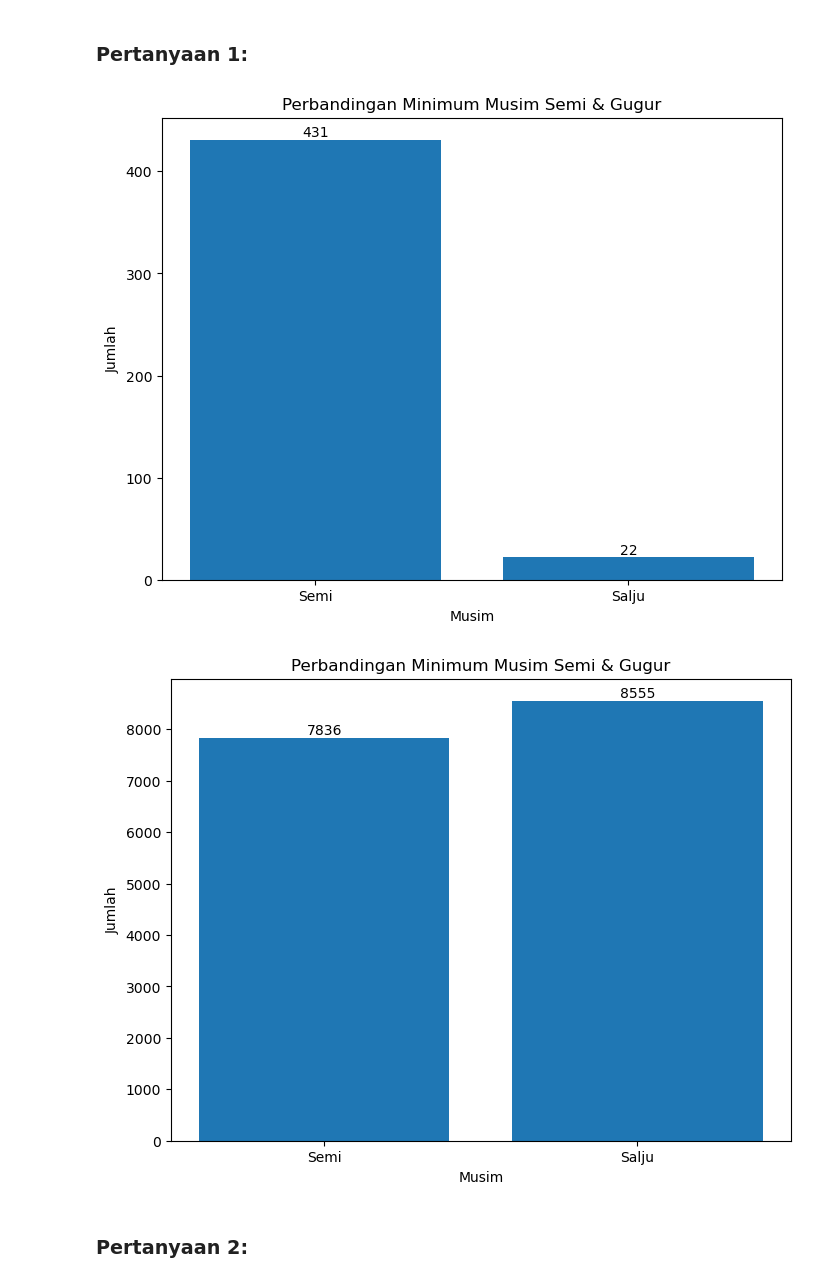
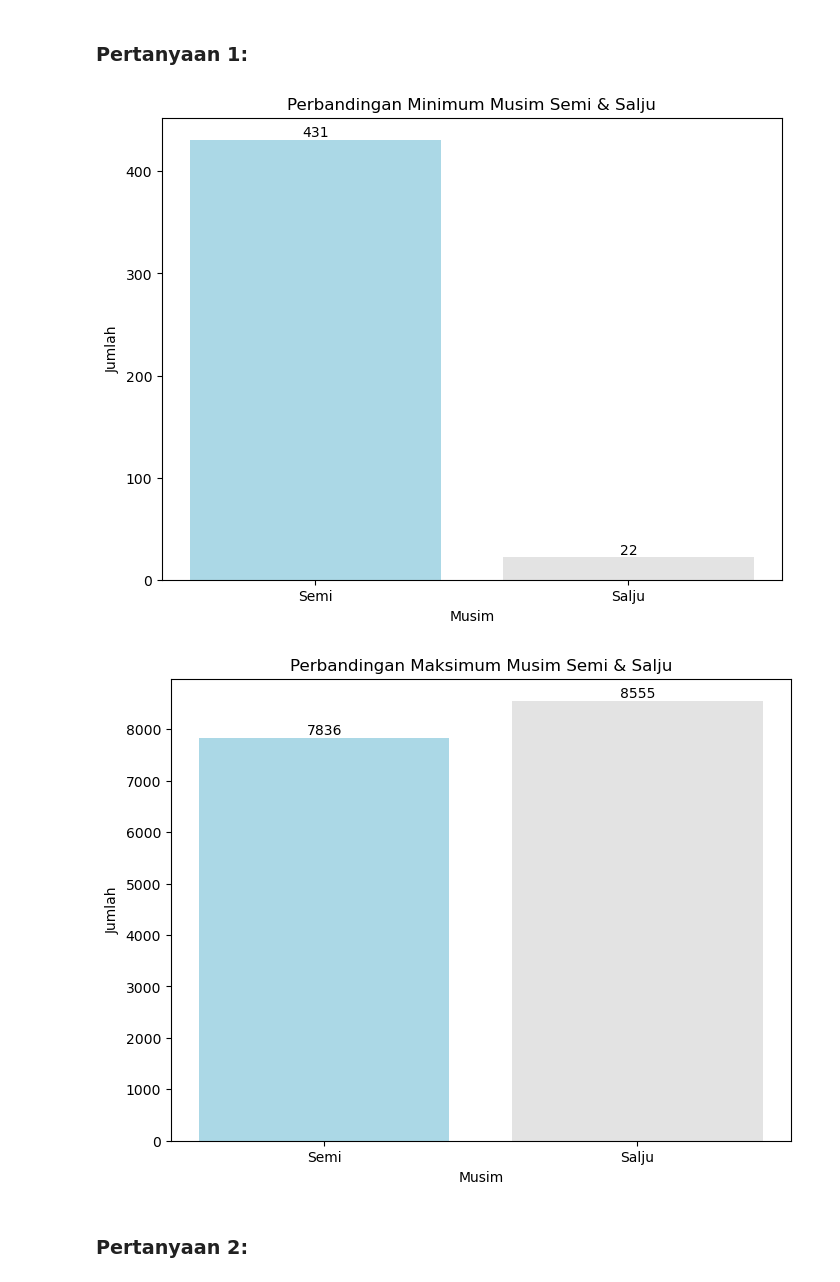
Before and after one commit to xAnonym101/bangkit_streamlit_dashboard, a Jupyter notebook: notebook.ipynb, the cells around one changed output. Cells and saved outputs as stored; diff of their text form; code cells hidden in the pictures.

```diff
--- a/notebook.ipynb
+++ b/notebook.ipynb
@@ -22,7 +22,7 @@ import matplotlib.pyplot as plt
 ### Gathering Data
 # %%
 #ambil data dari day.csv
-days_data = pd.read_csv(r"C:\Users\steve\Downloads\submission\data\day.csv", delimiter=",")
+days_data = pd.read_csv(r"C:data\day.csv", delimiter=",")
 days_data.sample(n = 5)
 # %% [output]
 |  | instant | dteday | season | yr | mnth | holiday | weekday | workingday | weathersit | temp | ... |
@@ -249,38 +249,38 @@ filtered_min_values = minmaxD_data.loc[[1, 4], ("cnt", "min")]
 
 #buat bar chart
 plt.figure(figsize=(8, 6))
-plt.bar(["Semi", "Salju"], filtered_min_values)
+plt.bar(["Semi", "Salju"], filtered_min_values, color=["#ABD8E6", "#E3E3E3"])
 
 #dekorasi bar chart
 for i, value in enumerate(filtered_min_values):
     plt.text(i, value + 0.1, str(round(value, 2)), ha="center", va="bottom")
-plt.title("Perbandingan Minimum Musim Semi & Gugur")
+plt.title("Perbandingan Minimum Musim Semi & Salju")
 plt.xlabel("Musim")
 plt.ylabel("Jumlah")
 
 #show bar
 plt.show()
 # %% [output]
-[figure, old version]
+[figure, new version]
 # %%
 #store dalam value
-filtered_min_values = minmaxD_data.loc[[1, 4], ("cnt", "max")]
+filtered_max_values = minmaxD_data.loc[[1, 4], ("cnt", "max")]
 
 #buat bar chart
 plt.figure(figsize=(8, 6))
-plt.bar(["Semi", "Salju"], filtered_min_values)
+plt.bar(["Semi", "Salju"], filtered_max_values, color=["#ABD8E6", "#E3E3E3"])
 
 #dekorasi bar chart
-for i, value in enumerate(filtered_min_values):
+for i, value in enumerate(filtered_max_values):
     plt.text(i, value + 0.1, str(round(value, 2)), ha="center", va="bottom")
-plt.title("Perbandingan Minimum Musim Semi & Gugur")
+plt.title("Perbandingan Maksimum Musim Semi & Salju")
 plt.xlabel("Musim")
 plt.ylabel("Jumlah")
 
 #show bar
 plt.show()
 # %% [output]
-[figure, old version]
+[figure, new version]
 # %% [markdown]
 ### Pertanyaan 2:
 # %%
```
Also changed, not shown: parts of 9 cells of this notebook, 2 other files.
